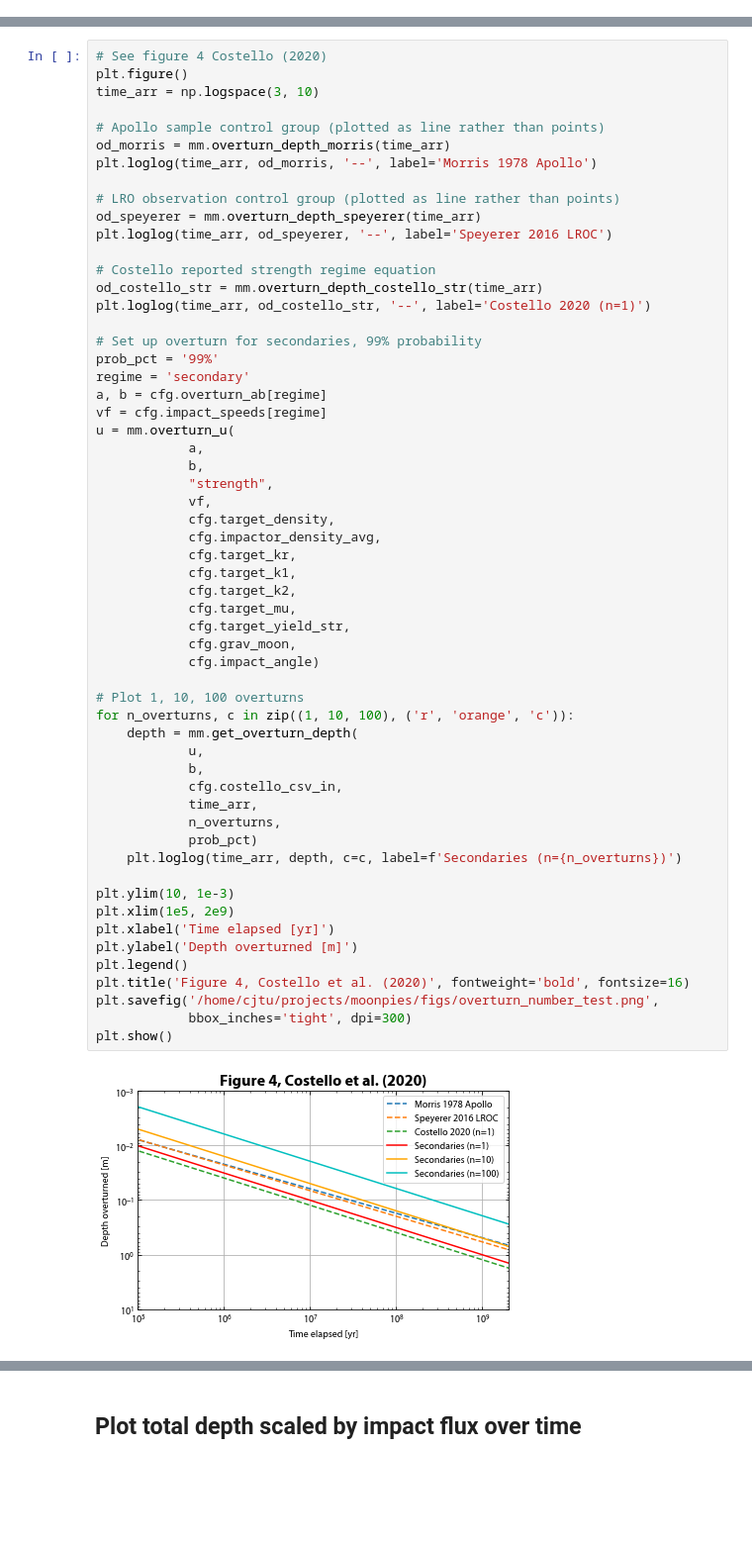
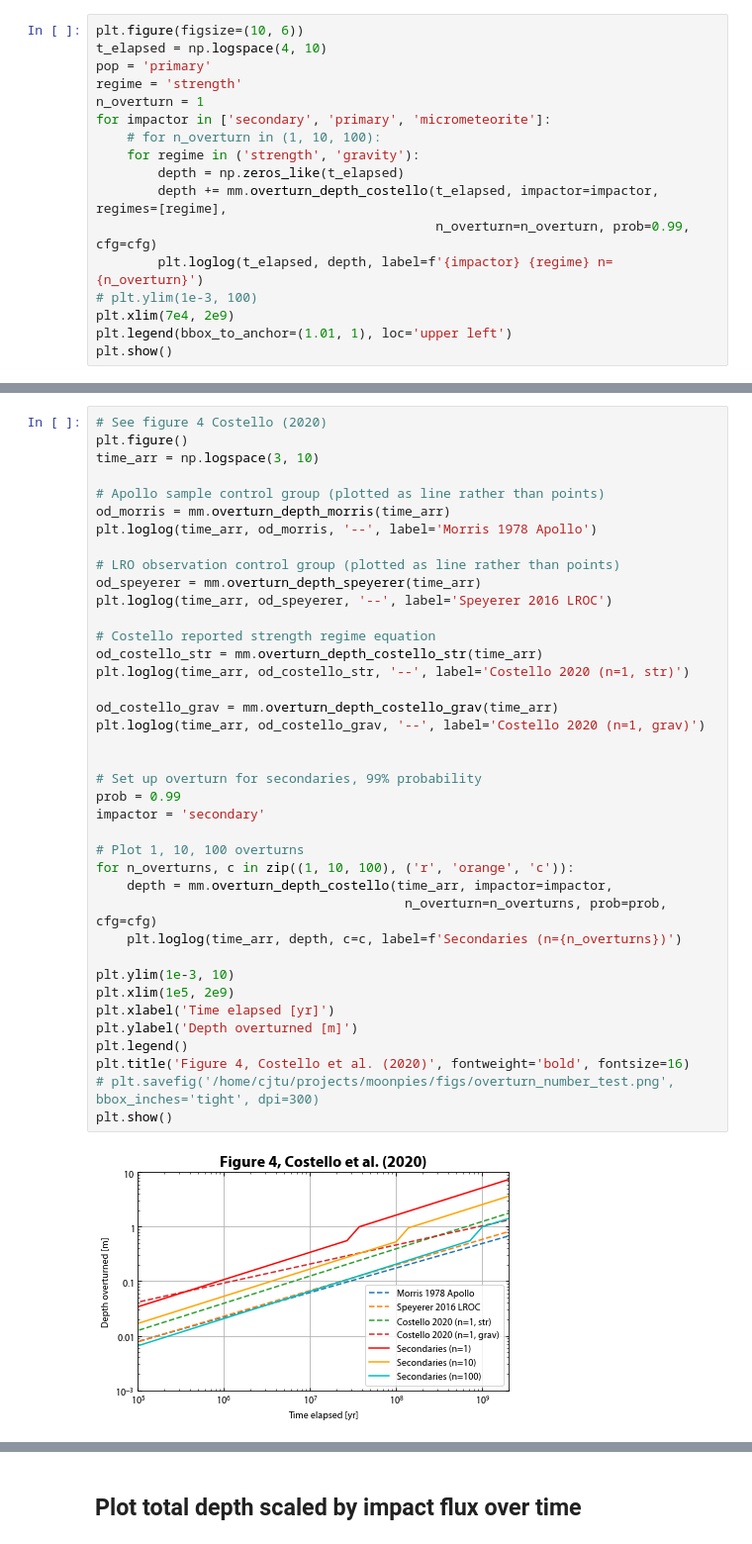
Before and after one commit to cjtu/moonpies, a Jupyter notebook: notebooks/overturn_figs.ipynb, the cells around one changed output, grey strips where cells are left out. Shown: that part at 99% size. Cells and saved outputs as stored; diff of their text form; blank space fills up the shorter version.

```diff
--- a/notebooks/overturn_figs.ipynb
+++ b/notebooks/overturn_figs.ipynb
@@ -5,3 +6,20 @@ import numpy as np
 import matplotlib.pyplot as plt
 
 cfg = default_config.Cfg()
+# %%
+plt.figure(figsize=(10, 6))
+t_elapsed = np.logspace(4, 10)
+pop = 'primary'
+regime = 'strength'
+n_overturn = 1
+for impactor in ['secondary', 'primary', 'micrometeorite']:
+    # for n_overturn in (1, 10, 100):
+    for regime in ('strength', 'gravity'):
+        depth = np.zeros_like(t_elapsed)
+        depth += mm.overturn_depth_costello(t_elapsed, impactor=impactor, regimes=[regime],
+                                            n_overturn=n_overturn, prob=0.99, cfg=cfg)
+        plt.loglog(t_elapsed, depth, label=f'{impactor} {regime} n={n_overturn}')
+# plt.ylim(1e-3, 100)
+plt.xlim(7e4, 2e9)
+plt.legend(bbox_to_anchor=(1.01, 1), loc='upper left')
+plt.show()
@@ -8,59 +28,41 @@ cfg = default_config.Cfg()
 # %%
 # See figure 4 Costello (2020)
 plt.figure()
 time_arr = np.logspace(3, 10)
 
 # Apollo sample control group (plotted as line rather than points)
 od_morris = mm.overturn_depth_morris(time_arr)
 plt.loglog(time_arr, od_morris, '--', label='Morris 1978 Apollo')
 
 # LRO observation control group (plotted as line rather than points)
 od_speyerer = mm.overturn_depth_speyerer(time_arr)
 plt.loglog(time_arr, od_speyerer, '--', label='Speyerer 2016 LROC')
 
 # Costello reported strength regime equation
 od_costello_str = mm.overturn_depth_costello_str(time_arr)
-plt.loglog(time_arr, od_costello_str, '--', label='Costello 2020 (n=1)')
+plt.loglog(time_arr, od_costello_str, '--', label='Costello 2020 (n=1, str)')
+
+od_costello_grav = mm.overturn_depth_costello_grav(time_arr)
+plt.loglog(time_arr, od_costello_grav, '--', label='Costello 2020 (n=1, grav)')
+
 
 # Set up overturn for secondaries, 99% probability
-prob_pct = '99%'
-regime = 'secondary'
-a, b = cfg.overturn_ab[regime]
-vf = cfg.impact_speeds[regime]
-u = mm.overturn_u(
-            a,
-            b,
-            "strength",
-            vf,
-            cfg.target_density,
-            cfg.impactor_density_avg,
-            cfg.target_kr,
-            cfg.target_k1,
-            cfg.target_k2,
-            cfg.target_mu,
-            cfg.target_yield_str,
-            cfg.grav_moon,
-            cfg.impact_angle)
+prob = 0.99
+impactor = 'secondary'
 
 # Plot 1, 10, 100 overturns
 for n_overturns, c in zip((1, 10, 100), ('r', 'orange', 'c')):
-    depth = mm.get_overturn_depth(
-            u,
-            b,
-            cfg.costello_csv_in,
-            time_arr,
-            n_overturns,
-            prob_pct)
+    depth = mm.overturn_depth_costello(time_arr, impactor=impactor,
+                                        n_overturn=n_overturns, prob=prob, cfg=cfg)
     plt.loglog(time_arr, depth, c=c, label=f'Secondaries (n={n_overturns})')
 
-plt.ylim(10, 1e-3)
+plt.ylim(1e-3, 10)
 plt.xlim(1e5, 2e9)
 plt.xlabel('Time elapsed [yr]')
 plt.ylabel('Depth overturned [m]')
 plt.legend()
 plt.title('Figure 4, Costello et al. (2020)', fontweight='bold', fontsize=16)
-plt.savefig('/home/cjtu/projects/moonpies/figs/overturn_number_test.png',
-            bbox_inches='tight', dpi=300)
+# plt.savefig('/home/cjtu/projects/moonpies/figs/overturn_number_test.png', bbox_inches='tight', dpi=300)
 plt.show()
 # %% [output]
-[figure, old version]
+[figure, new version]
```
Also changed, not shown: parts of 5 cells of this notebook, 2 other files.
